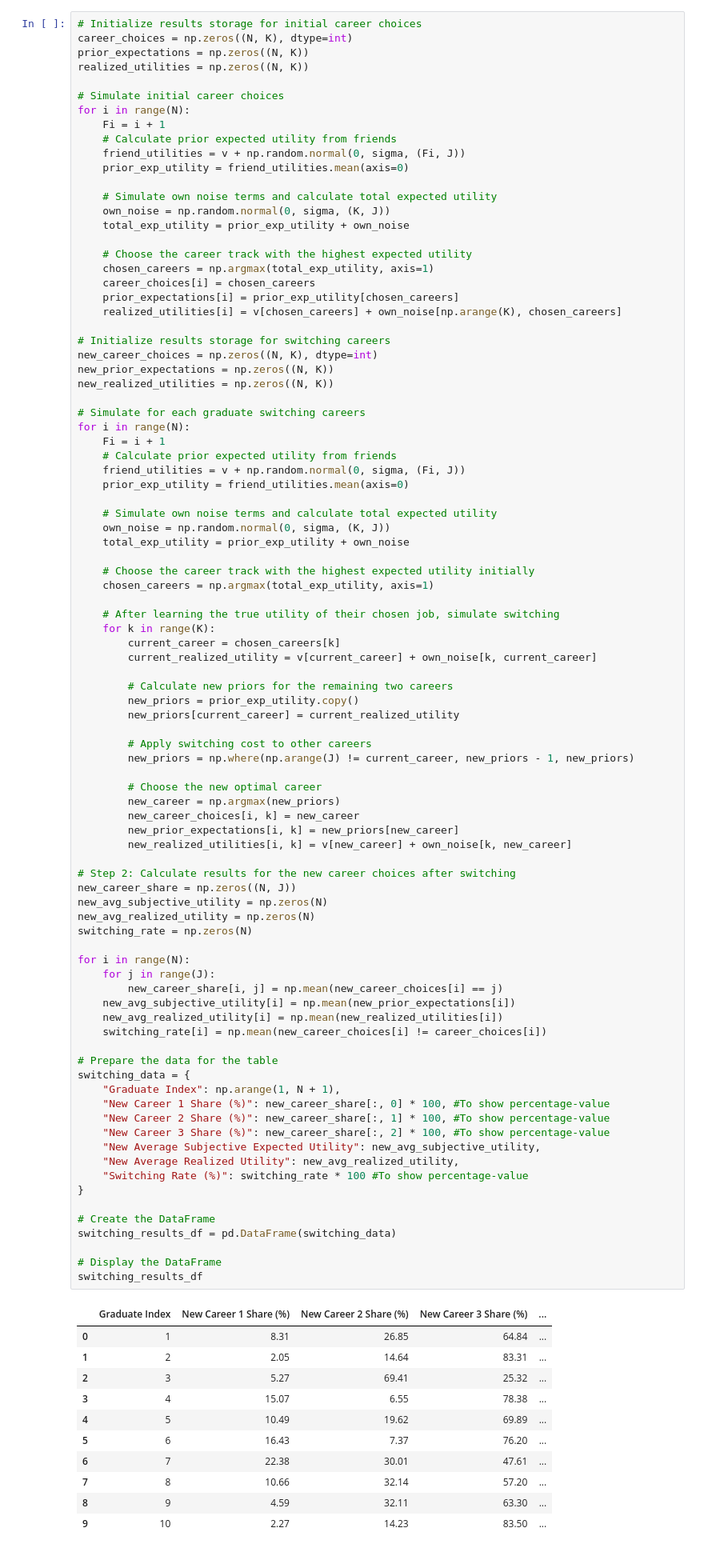
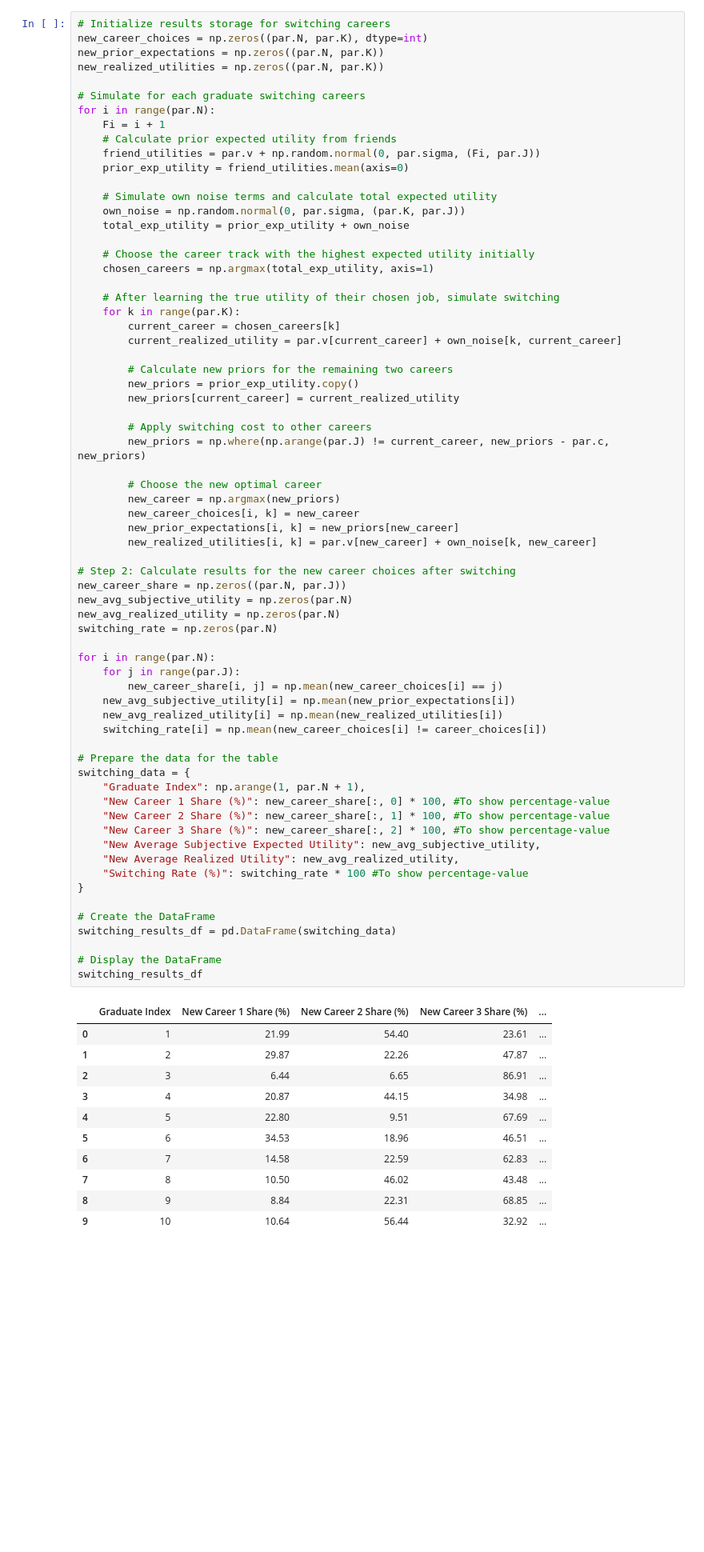
Before and after one commit to NumEconCopenhagen/projects-2024-econ-jyderne, a Jupyter notebook: exam2024/exam_2024.ipynb, the cells around one changed output. Shown at 80% size. Drawn from its saved outputs; the diff is of its cells as text; blank space fills up the shorter version.

```diff
--- a/exam2024/exam_2024.ipynb
+++ b/exam2024/exam_2024.ipynb
@@ -542,106 +543,84 @@ $$
 # %% [markdown]
 **Question 3:** Following the same approach as in question 2, find the new optimal career choice for each $i$, $k$. Then for each $i$, calculate the average subjective expected utility from their new optimal career choice, and the ex post realized utility of that career. Also, for each $i$, calculate the share of graduates that chooses to switch careers, conditional on which career they chose in the first year. <br>
 # %%
-# Initialize results storage for initial career choices
-career_choices = np.zeros((N, K), dtype=int)
-prior_expectations = np.zeros((N, K))
-realized_utilities = np.zeros((N, K))
+# Initialize results storage for switching careers
+new_career_choices = np.zeros((par.N, par.K), dtype=int)
+new_prior_expectations = np.zeros((par.N, par.K))
+new_realized_utilities = np.zeros((par.N, par.K))
 
-# Simulate initial career choices
-for i in range(N):
+# Simulate for each graduate switching careers
+for i in range(par.N):
     Fi = i + 1
     # Calculate prior expected utility from friends
-    friend_utilities = v + np.random.normal(0, sigma, (Fi, J))
+    friend_utilities = par.v + np.random.normal(0, par.sigma, (Fi, par.J))
     prior_exp_utility = friend_utilities.mean(axis=0)
 
     # Simulate own noise terms and calculate total expected utility
-    own_noise = np.random.normal(0, sigma, (K, J))
-    total_exp_utility = prior_exp_utility + own_noise
-
-    # Choose the career track with the highest expected utility
-    chosen_careers = np.argmax(total_exp_utility, axis=1)
-    career_choices[i] = chosen_careers
-    prior_expectations[i] = prior_exp_utility[chosen_careers]
-    realized_utilities[i] = v[chosen_careers] + own_noise[np.arange(K), chosen_careers]
-
-# Initialize results storage for switching careers
-new_career_choices = np.zeros((N, K), dtype=int)
-new_prior_expectations = np.zeros((N, K))
-new_realized_utilities = np.zeros((N, K))
-
-# Simulate for each graduate switching careers
-for i in range(N):
-    Fi = i + 1
-    # Calculate prior expected utility from friends
-    friend_utilities = v + np.random.normal(0, sigma, (Fi, J))
-    prior_exp_utility = friend_utilities.mean(axis=0)
-
-    # Simulate own noise terms and calculate total expected utility
-    own_noise = np.random.normal(0, sigma, (K, J))
+    own_noise = np.random.normal(0, par.sigma, (par.K, par.J))
     total_exp_utility = prior_exp_utility + own_noise
 
     # Choose the career track with the highest expected utility initially
     chosen_careers = np.argmax(total_exp_utility, axis=1)
 
     # After learning the true utility of their chosen job, simulate switching
-    for k in range(K):
+    for k in range(par.K):
         current_career = chosen_careers[k]
-        current_realized_utility = v[current_career] + own_noise[k, current_career]
+        current_realized_utility = par.v[current_career] + own_noise[k, current_career]
 
         # Calculate new priors for the remaining two careers
         new_priors = prior_exp_utility.copy()
         new_priors[current_career] = current_realized_utility
 
         # Apply switching cost to other careers
-        new_priors = np.where(np.arange(J) != current_career, new_priors - 1, new_priors)
+        new_priors = np.where(np.arange(par.J) != current_career, new_priors - par.c, new_priors)
 
         # Choose the new optimal career
         new_career = np.argmax(new_priors)
         new_career_choices[i, k] = new_career
         new_prior_expectations[i, k] = new_priors[new_career]
-        new_realized_utilities[i, k] = v[new_career] + own_noise[k, new_career]
+        new_realized_utilities[i, k] = par.v[new_career] + own_noise[k, new_career]
 
 # Step 2: Calculate results for the new career choices after switching
-new_career_share = np.zeros((N, J))
-new_avg_subjective_utility = np.zeros(N)
-new_avg_realized_utility = np.zeros(N)
-switching_rate = np.zeros(N)
+new_career_share = np.zeros((par.N, par.J))
+new_avg_subjective_utility = np.zeros(par.N)
+new_avg_realized_utility = np.zeros(par.N)
+switching_rate = np.zeros(par.N)
 
-for i in range(N):
-    for j in range(J):
+for i in range(par.N):
+    for j in range(par.J):
         new_career_share[i, j] = np.mean(new_career_choices[i] == j)
     new_avg_subjective_utility[i] = np.mean(new_prior_expectations[i])
     new_avg_realized_utility[i] = np.mean(new_realized_utilities[i])
     switching_rate[i] = np.mean(new_career_choices[i] != career_choices[i])
 
 # Prepare the data for the table
 switching_data = {
-    "Graduate Index": np.arange(1, N + 1),
+    "Graduate Index": np.arange(1, par.N + 1),
     "New Career 1 Share (%)": new_career_share[:, 0] * 100, #To show percentage-value
     "New Career 2 Share (%)": new_career_share[:, 1] * 100, #To show percentage-value
     "New Career 3 Share (%)": new_career_share[:, 2] * 100, #To show percentage-value
     "New Average Subjective Expected Utility": new_avg_subjective_utility,
     "New Average Realized Utility": new_avg_realized_utility,
     "Switching Rate (%)": switching_rate * 100 #To show percentage-value
 }
 
 # Create the DataFrame
 switching_results_df = pd.DataFrame(switching_data)
 
 # Display the DataFrame
 switching_results_df
 # %% [output]
 |  | Graduate Index | New Career 1 Share (%) | New Career 2 Share (%) | New Career 3 Share (%) | ... |
-| 0 | 1 | 8.31 | 26.85 | 64.84 | ... |
-| 1 | 2 | 2.05 | 14.64 | 83.31 | ... |
-| 2 | 3 | 5.27 | 69.41 | 25.32 | ... |
-| 3 | 4 | 15.07 | 6.55 | 78.38 | ... |
-| 4 | 5 | 10.49 | 19.62 | 69.89 | ... |
-| 5 | 6 | 16.43 | 7.37 | 76.20 | ... |
-| 6 | 7 | 22.38 | 30.01 | 47.61 | ... |
-| 7 | 8 | 10.66 | 32.14 | 57.20 | ... |
-| 8 | 9 | 4.59 | 32.11 | 63.30 | ... |
-| 9 | 10 | 2.27 | 14.23 | 83.50 | ... |
+| 0 | 1 | 21.99 | 54.40 | 23.61 | ... |
+| 1 | 2 | 29.87 | 22.26 | 47.87 | ... |
+| 2 | 3 | 6.44 | 6.65 | 86.91 | ... |
+| 3 | 4 | 20.87 | 44.15 | 34.98 | ... |
+| 4 | 5 | 22.80 | 9.51 | 67.69 | ... |
+| 5 | 6 | 34.53 | 18.96 | 46.51 | ... |
+| 6 | 7 | 14.58 | 22.59 | 62.83 | ... |
+| 7 | 8 | 10.50 | 46.02 | 43.48 | ... |
+| 8 | 9 | 8.84 | 22.31 | 68.85 | ... |
+| 9 | 10 | 10.64 | 56.44 | 32.92 | ... |
 # %% [markdown]
 ## 3. <a id='toc3_'></a>[Problem 3: Barycentric interpolation](#toc0_)
 # %% [markdown]
```
Also changed, not shown: parts of 6 cells of this notebook.
